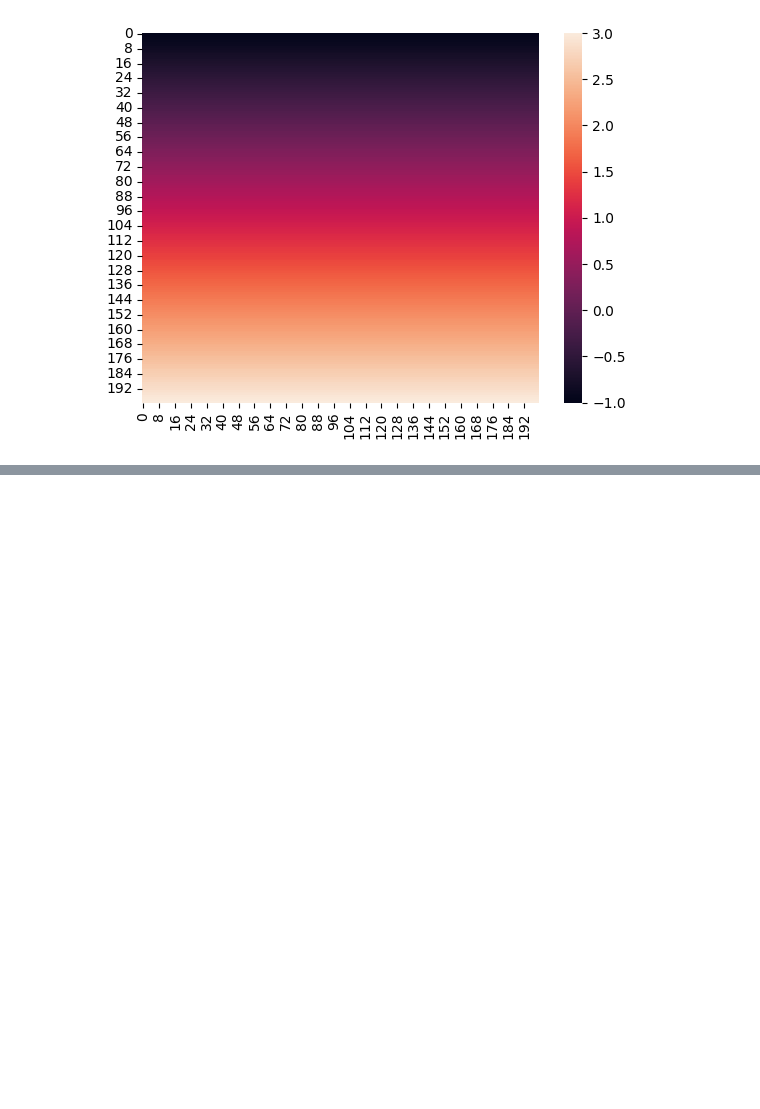
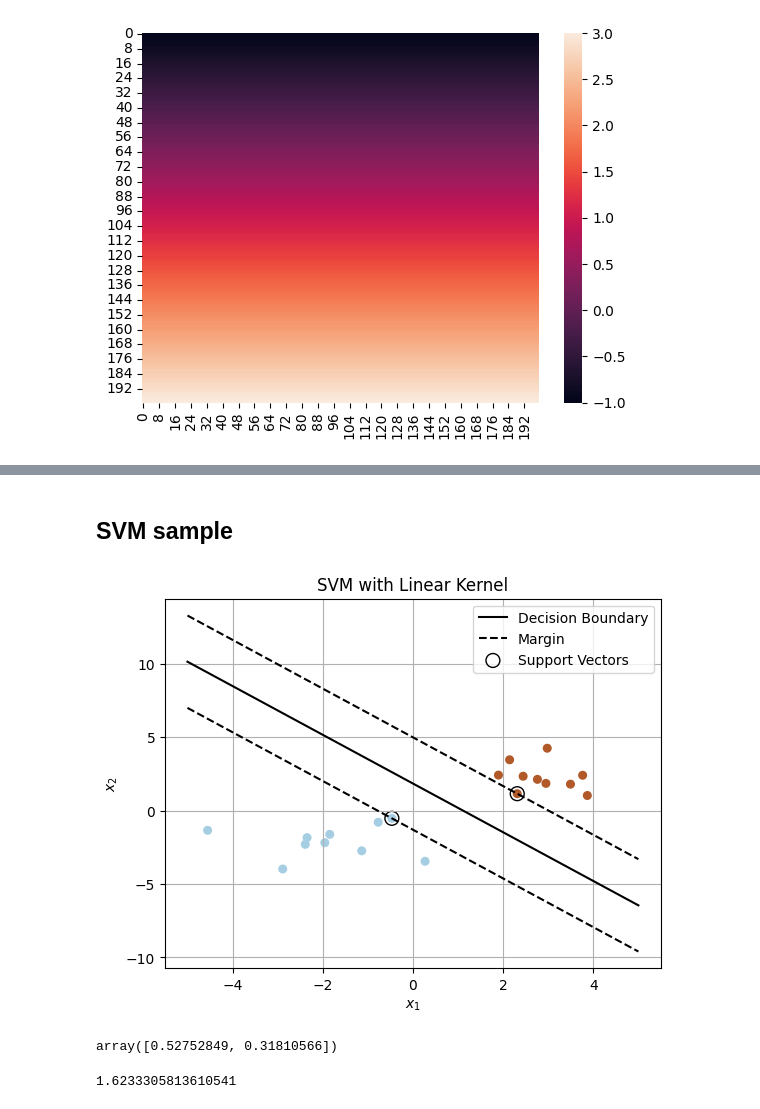
Before and after one commit to RRisto/learning, a Jupyter notebook: svm_learn/lagrange_multiplier_svm.ipynb, the cells around one changed output, grey strips where cells are left out. Saved outputs shown, nothing was run; the diff lists cells and outputs as text; code cells hidden in the pictures; blank space fills up the shorter version.

```diff
--- a/svm_learn/lagrange_multiplier_svm.ipynb
+++ b/svm_learn/lagrange_multiplier_svm.ipynb
@@ -136,0 +206,58 @@ sns.heatmap(yy)
+# %% [markdown]
+## SVM sample
+# %%
+import numpy as np
+import matplotlib.pyplot as plt
+from sklearn import svm
+
+# Generate sample data
+np.random.seed(0)
+# Points for class 1
+X1 = np.random.randn(10, 2) + [2, 2]
+# Points for class 2
+X2 = np.random.randn(10, 2) + [-2, -2]
+# Combine the points
+X = np.vstack((X1, X2))
+y = np.hstack((np.ones(10), -np.ones(10)))
+
+# Fit SVM model
+clf = svm.SVC(kernel='linear', C=1.0)
+clf.fit(X, y)
+
+# Get the separating hyperplane
+w = clf.coef_[0]
+b = clf.intercept_[0]
+xx = np.linspace(-5, 5)
+yy = -(w[0] / w[1]) * xx - b / w[1]
+
+# Plot the points and hyperplane
+plt.scatter(X[:, 0], X[:, 1], c=y, s=30, cmap=plt.cm.Paired)
+plt.plot(xx, yy, 'k-', label='Decision Boundary')
+
+# Plot the margin lines
+margin = 1 / np.sqrt(np.sum(clf.coef_ ** 2))
+yy_down = yy + np.sqrt(1 + (w[0] / w[1]) ** 2) * margin
+yy_up = yy - np.sqrt(1 + (w[0] / w[1]) ** 2) * margin
+plt.plot(xx, yy_down, 'k--', label='Margin')
+plt.plot(xx, yy_up, 'k--')
+
+# Highlight the support vectors
+plt.scatter(clf.support_vectors_[:, 0], clf.support_vectors_[:, 1],
+            s=100, facecolors='none', edgecolors='k', label='Support Vectors')
+
+plt.xlabel('$x_1$')
+plt.ylabel('$x_2$')
+plt.legend()
+plt.title('SVM with Linear Kernel')
+plt.grid(True)
+plt.show()
+# %% [output]
+[figure, added]
+# %%
+w
+# %% [output]
+array([0.52752849, 0.31810566])
+# %%
+margin
+# %% [output]
+1.6233305813610541
```
Also changed, not shown: parts of 17 cells of this notebook.
